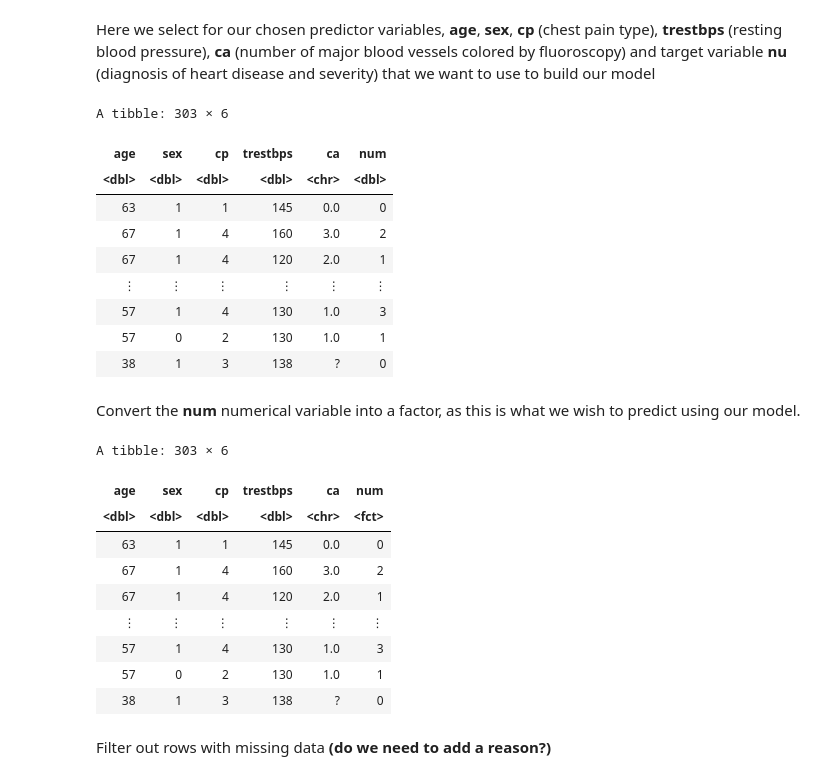
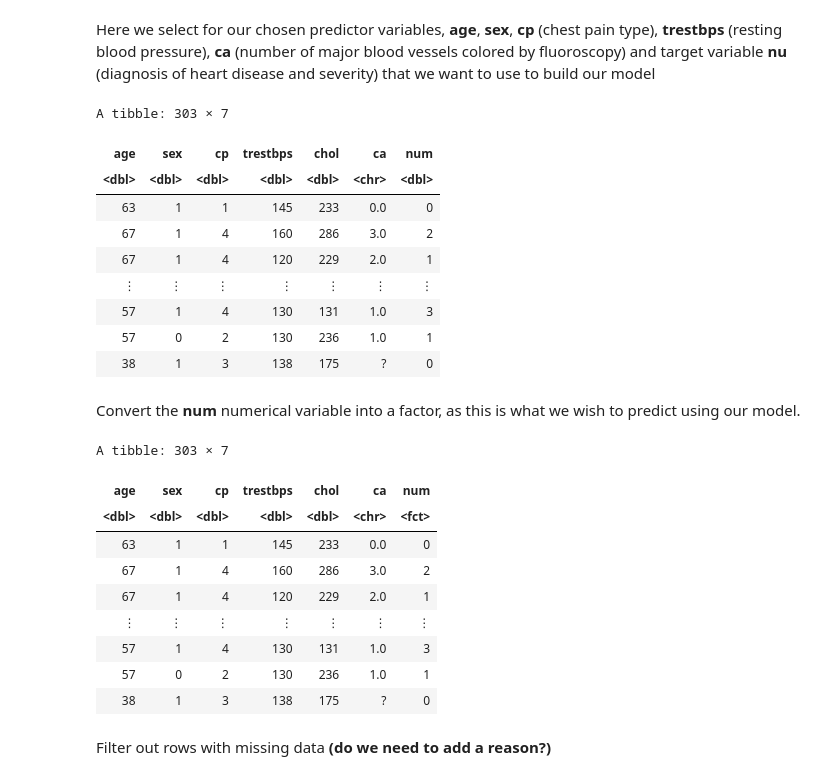
Before and after one commit to Wuliao-mao/DSCI-Project-10, a Jupyter notebook: Final Project.ipynb, the cells around one changed output. Saved outputs shown, nothing was run; the diff lists cells and outputs as text; code cells hidden in the pictures.

```diff
--- a/Final Project.ipynb
+++ b/Final Project.ipynb
@@ -85,36 +85,35 @@ cols(
 # %% [markdown]
 Here we select for our chosen predictor variables, **age**, **sex**, **cp** (chest pain type), **trestbps** (resting blood pressure), **ca** (number of major blood vessels colored by fluoroscopy) and target variable **nu** (diagnosis of heart disease and severity) that we want to use to build our model
 # %%
-cleveland_df_sel<-select(cleveland_sel,age, sex, cp, trestbps, ca, num)
+cleveland_df_sel<-select(cleveland_sel,age, sex, cp, trestbps, chol, ca, num)
 cleveland_df_sel
 # %% [output]
-A tibble: 303 × 6
+A tibble: 303 × 7
-| age | sex | cp | trestbps | ca | num |
-| <dbl> | <dbl> | <dbl> | <dbl> | <chr> | <dbl> |
-| 63 | 1 | 1 | 145 | 0.0 | 0 |
-| 67 | 1 | 4 | 160 | 3.0 | 2 |
-| 67 | 1 | 4 | 120 | 2.0 | 1 |
-| ⋮ | ⋮ | ⋮ | ⋮ | ⋮ | ⋮ |
-| 57 | 1 | 4 | 130 | 1.0 | 3 |
-| 57 | 0 | 2 | 130 | 1.0 | 1 |
-| 38 | 1 | 3 | 138 | ? | 0 |
+| age | sex | cp | trestbps | chol | ca | num |
+| <dbl> | <dbl> | <dbl> | <dbl> | <dbl> | <chr> | <dbl> |
+| 63 | 1 | 1 | 145 | 233 | 0.0 | 0 |
+| 67 | 1 | 4 | 160 | 286 | 3.0 | 2 |
+| 67 | 1 | 4 | 120 | 229 | 2.0 | 1 |
+| ⋮ | ⋮ | ⋮ | ⋮ | ⋮ | ⋮ | ⋮ |
+| 57 | 1 | 4 | 130 | 131 | 1.0 | 3 |
+| 57 | 0 | 2 | 130 | 236 | 1.0 | 1 |
+| 38 | 1 | 3 | 138 | 175 | ? | 0 |
 # %% [markdown]
 Convert the **num** numerical variable into a factor, as this is what we wish to predict using our model.
 # %%
-cleveland_df_sel <- cleveland_df_sel %>% mutate(num = as.character(num))
 cleveland_df_sel <- cleveland_df_sel %>% mutate(num=as_factor(num))
 cleveland_df_sel
 # %% [output]
-A tibble: 303 × 6
+A tibble: 303 × 7
-| age | sex | cp | trestbps | ca | num |
-| <dbl> | <dbl> | <dbl> | <dbl> | <chr> | <fct> |
-| 63 | 1 | 1 | 145 | 0.0 | 0 |
-| 67 | 1 | 4 | 160 | 3.0 | 2 |
-| 67 | 1 | 4 | 120 | 2.0 | 1 |
-| ⋮ | ⋮ | ⋮ | ⋮ | ⋮ | ⋮ |
-| 57 | 1 | 4 | 130 | 1.0 | 3 |
-| 57 | 0 | 2 | 130 | 1.0 | 1 |
-| 38 | 1 | 3 | 138 | ? | 0 |
+| age | sex | cp | trestbps | chol | ca | num |
+| <dbl> | <dbl> | <dbl> | <dbl> | <dbl> | <chr> | <fct> |
+| 63 | 1 | 1 | 145 | 233 | 0.0 | 0 |
+| 67 | 1 | 4 | 160 | 286 | 3.0 | 2 |
+| 67 | 1 | 4 | 120 | 229 | 2.0 | 1 |
+| ⋮ | ⋮ | ⋮ | ⋮ | ⋮ | ⋮ | ⋮ |
+| 57 | 1 | 4 | 130 | 131 | 1.0 | 3 |
+| 57 | 0 | 2 | 130 | 236 | 1.0 | 1 |
+| 38 | 1 | 3 | 138 | 175 | ? | 0 |
 # %% [markdown]
 Filter out rows with missing data **(do we need to add a reason?)**
 # %%
```
Also changed, not shown: parts of 13 cells of this notebook.
